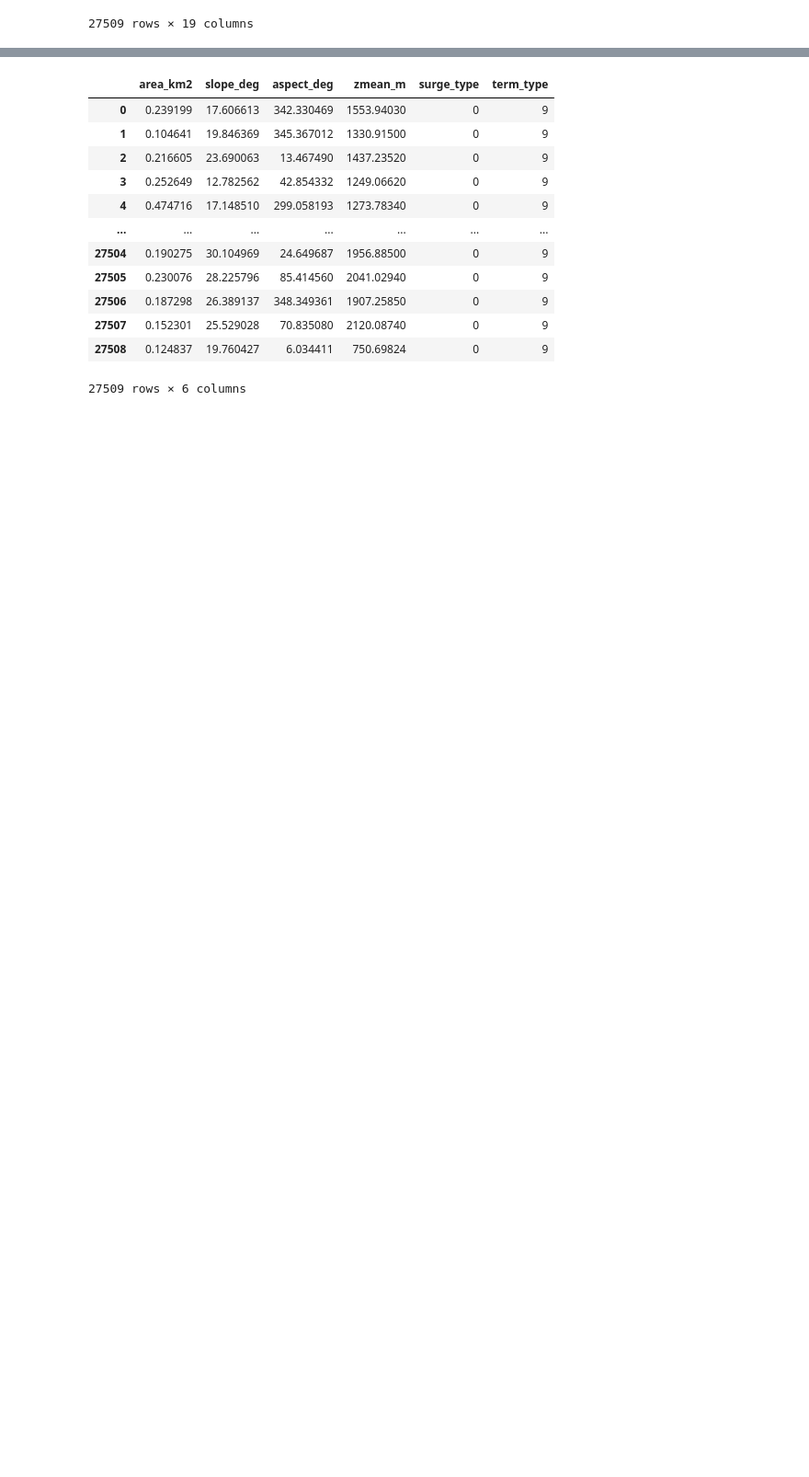
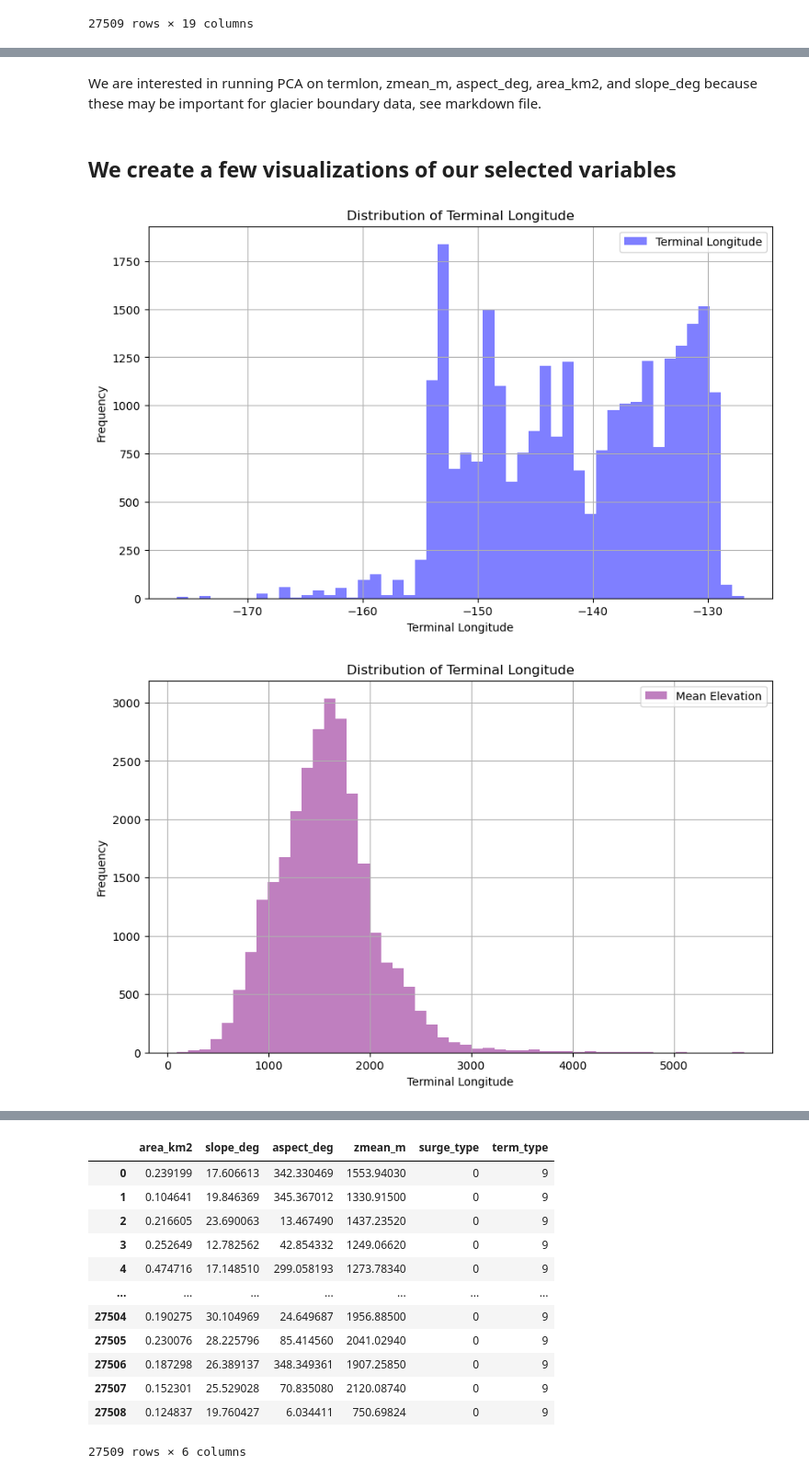
Before and after one commit to lauralemon1/MLGEO-2026, a Jupyter notebook: data/inClass/06.PCA/Laura and Mary/LauraMaryInClass.ipynb, the cells around one changed output, grey strips where cells are left out. Shown at 92% size. Saved outputs shown, nothing was run; the diff lists cells and outputs as text; code cells hidden in the pictures; blank space fills up the shorter version.

```diff
--- a/data/inClass/06.PCA/Laura and Mary/LauraMaryInClass.ipynb
+++ b/data/inClass/06.PCA/Laura and Mary/LauraMaryInClass.ipynb
@@ -193,0 +179,55 @@ zmax_m <-> zmed_m: 0.912
+# %% [markdown]
+We are interested in running PCA on termlon, zmean_m, aspect_deg, area_km2, and slope_deg because these may be important for glacier boundary data, see markdown file.
+# %% [markdown]
+## We create a few visualizations of our selected variables
+# %%
+# Plot histograms of selected features
+plt.figure(figsize=(10,6))
+plt.hist(df['termlon'], bins = 50, color = 'blue', label = "Terminal Longitude", alpha = 0.5)
+plt.grid()
+plt.legend()
+plt.title("Distribution of Terminal Longitude")
+plt.xlabel("Terminal Longitude")
+plt.ylabel("Frequency")
+plt.show()
+
+plt.figure(figsize=(10,6))
+plt.hist(df['zmean_m'], bins = 50, color = 'purple', label = "Mean Elevation", alpha = 0.5)
+plt.grid()
+plt.legend()
+plt.title("Distribution of Terminal Longitude")
+plt.xlabel("Terminal Longitude")
+plt.ylabel("Frequency")
+plt.show()
+
+plt.figure(figsize=(10,6))
+plt.hist(df['aspect_deg'], bins = 50, color = 'green', label = "Aspect Degree", alpha = 0.5)
+plt.grid()
+plt.legend()
+plt.title("Distribution of Terminal Longitude")
+plt.xlabel("Terminal Longitude")
+plt.ylabel("Frequency")
+plt.show()
+
+
+plt.figure(figsize=(10,6))
+plt.hist(df['area_km2'], bins = 50, color = 'orange', label = "Area in Kilometers Squared", alpha = 0.5)
+plt.grid()
+plt.legend()
+plt.title("Distribution of Terminal Longitude")
+plt.xlim([0,2])
+plt.xlabel("Terminal Longitude")
+plt.ylabel("Frequency")
+plt.show()
+
+plt.figure(figsize=(10,6))
+plt.hist(df['slope_deg'], bins = 50, color = 'blue', label = "Slope Degree", alpha = 0.5)
+plt.grid()
+plt.legend()
+plt.title("Distribution of Terminal Longitude")
+plt.xlabel("Terminal Longitude")
+plt.ylabel("Frequency")
+plt.show()
+# %% [output]
+[figure, added]
+[figure, added]
```
Also changed, not shown: parts of 5 cells of this notebook.
